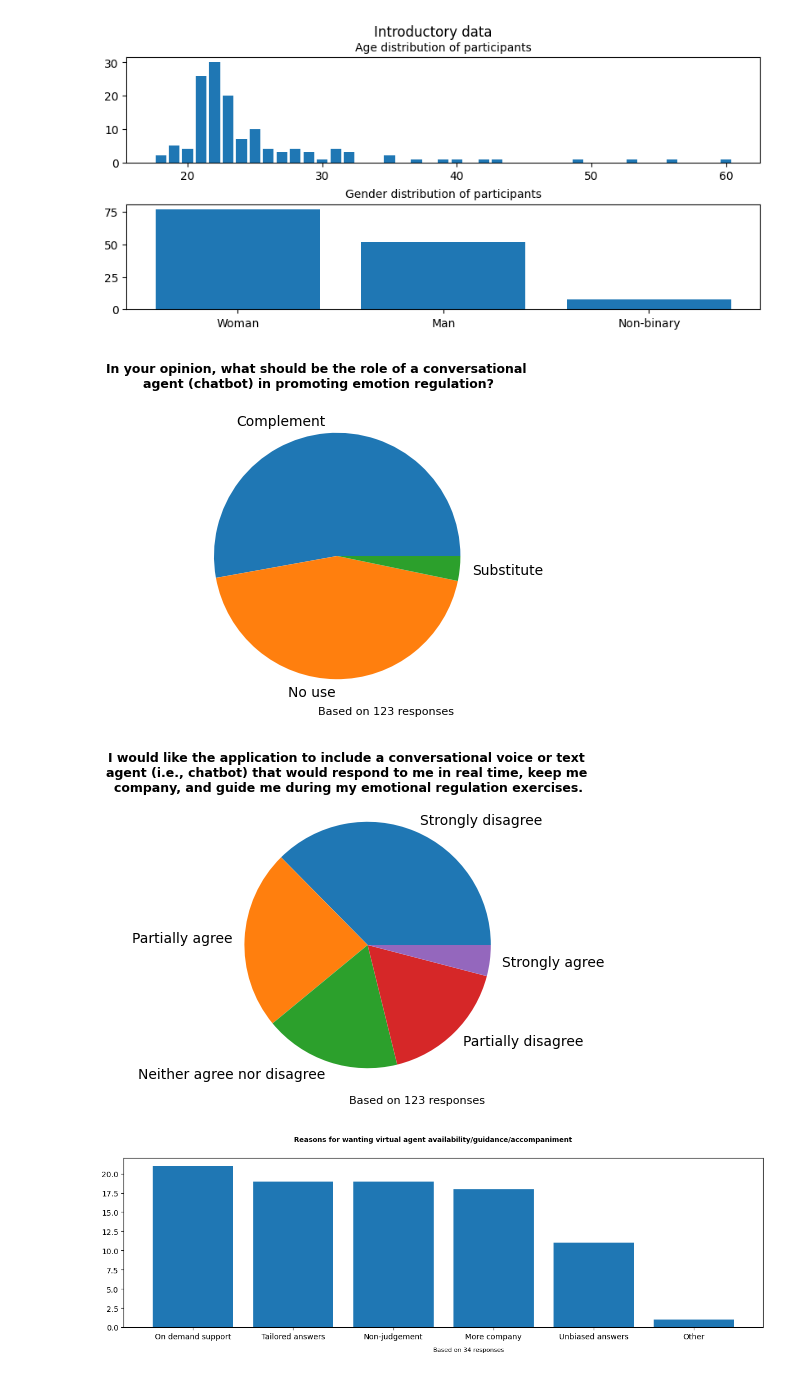
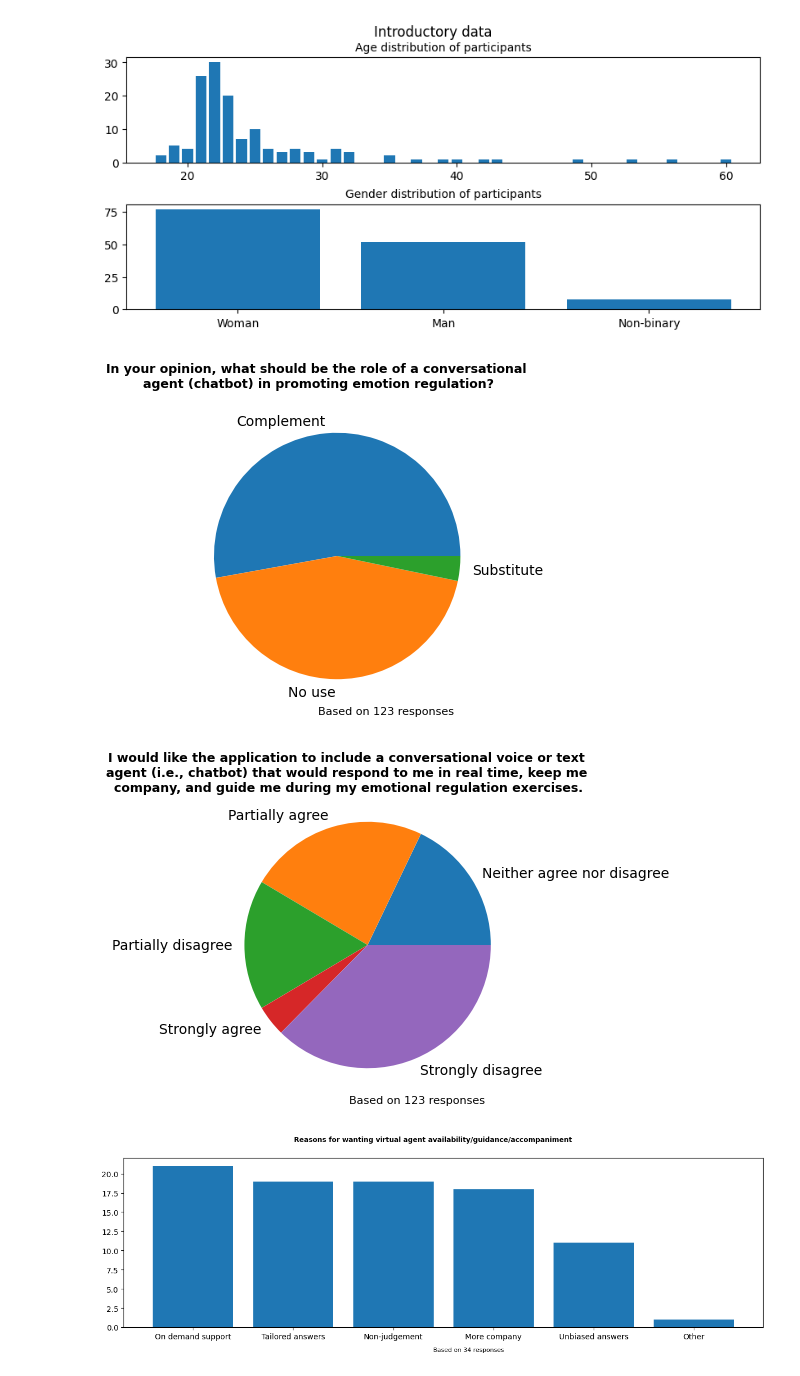
Before and after one commit to aarthip97/MEU-project, a Jupyter notebook: statistics.ipynb, the cells around one changed output. Cells and saved outputs as stored; diff of their text form; code cells hidden in the pictures.

```diff
--- a/statistics.ipynb
+++ b/statistics.ipynb
@@ -126,47 +127,52 @@ appearance = {
     'app': ('Appearance', 'pie', 'Which of the following visual styles would you \nprefer the conversational agent to have?'),
     #'app_text': 'Appearance_5_TEXT',
 }
 
 comm_style = {
     'comm': ('Communication style.1', 'pie', 'Which of the following communication styles would \nyou prefer the conversational agent to have?'),
     #'comm_text': 'Communication style_6_TEXT',
 }
 
+def split_compound_responses(data):
+    data_dict = {}
+    value_counts = data.value_counts()
+    for entry in value_counts.index:
+        keys = entry.split(',')
+        for key in keys:
+            if not (key in data_dict.keys()):
+                data_dict[key] = 0
+    # print(data_dict)
+
+    for entry in data:
+        if type(entry) == str:
+            keys = entry.split(',')
+            for key in keys:
+                data_dict[key] += 1
+
+    return data_dict
 
 questions_array = [aa_role, aa_embodied, appearance, comm_style]
 for question in questions_array:
     for figure in question.keys():
         fig, ax = plt.subplots(figsize=(15, 4))
-        data = df[question[figure][0]].value_counts()
+        data = df[question[figure][0]].value_counts().sort_index()
 
         if question[figure][1] == 'bar':
             # print(question[figure][2])
             # print(question[figure][1])
             # print(data.index)
             # print(data)
-            data_dict = {}
-            for entry in data.index:
-                keys = entry.split(',')
-                for key in keys:
-                    if not (key in data_dict.keys()):
-                        data_dict[key] = 0
-            # print(data_dict)
-
-            for entry in df[question[figure][0]]:
-                if type(entry) == str:
-                    keys = entry.split(',')
-                    for key in keys:
-                        data_dict[key] += 1
+            data_dict = split_compound_responses(df[question[figure][0]])
 
             ax.bar(data_dict.keys(), data_dict.values())
             plt.figtext(0.5, 0.0, f"Based on {sum(data)} responses", fontsize=8)
         elif question[figure][1] == 'pie':
             ax.pie(data, labels=data.index)
             plt.figtext(0.5, 0.1, f"Based on {sum(data)} responses", fontsize=8)
         fig.suptitle(question[figure][2], fontsize=9, fontweight='bold')
         plt.show()
 # %% [output]
 [figure]
-[figure, old version]
+[figure, new version]
 [figure]
 [figure]
```
Also changed, not shown: parts of 3 cells of this notebook, 1 other file.
